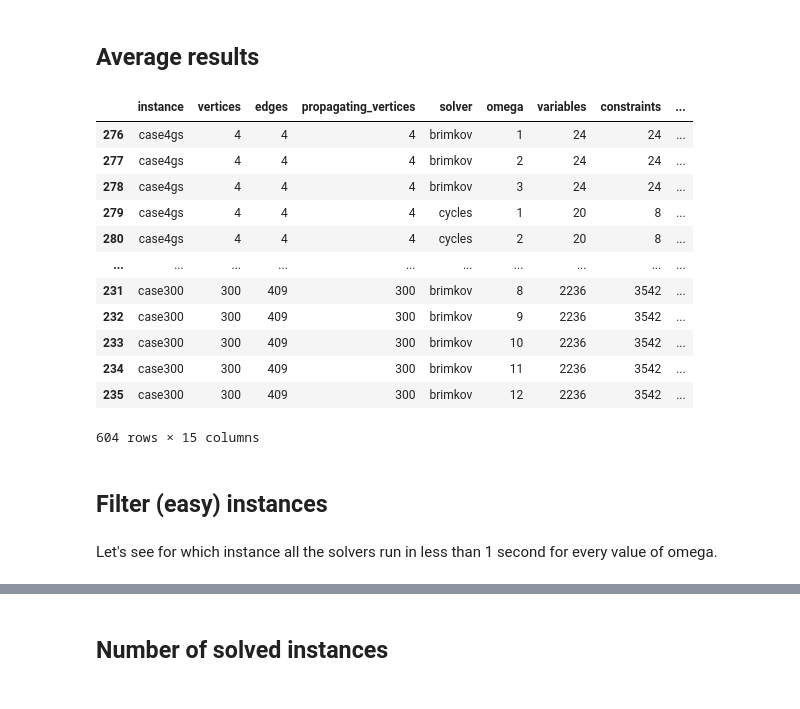
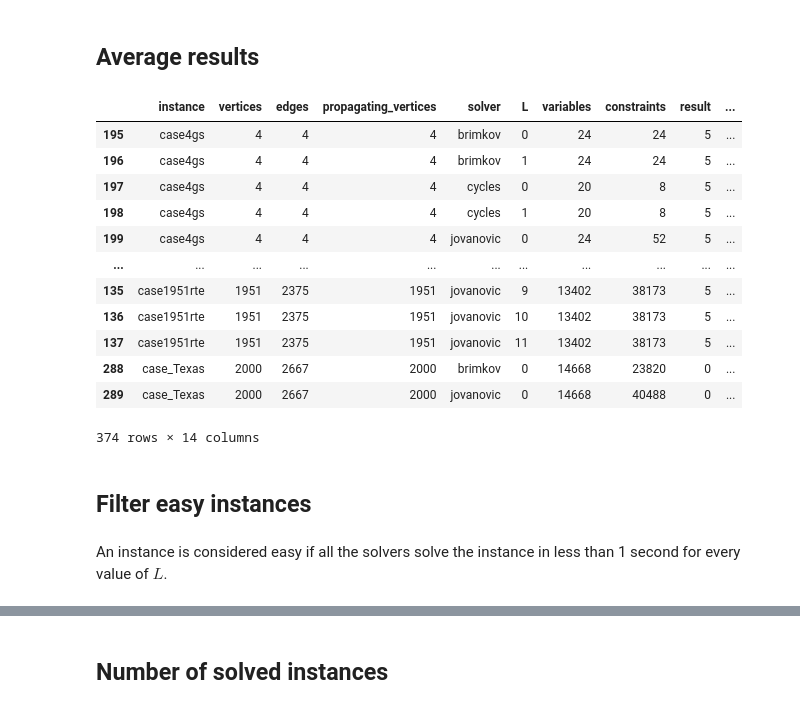
Before and after one commit to maurolucci/pds-lim, a Jupyter notebook: experiments/stats2.ipynb, the cells around one changed output, grey strips where cells are left out. Drawn from its saved outputs; the diff is of its cells as text; code cells hidden in the pictures.

```diff
--- a/experiments/stats2.ipynb
+++ b/experiments/stats2.ipynb
@@ -59,0 +27,26 @@ df
+# %%
+# Change column name "omega" to "L"
+df = df.rename(columns={"omega": "L"})
+
+# Rearrange L to start from 0
+df.L = df.L - 1
+
+# Handle instances where no solution was found
+df.loc[df.upper_bound == -1.0, "upper_bound"] = float("nan")
+df.loc[df.gap == 100.0, "gap"] = float("nan")
+
+# Handle instance with timeout
+df.loc[df.result == "Timeout", "t_solver"] = timeout
+
+# Clean instance names
+df.instance = df.instance.apply(lambda x: x.split("/")[-1])
+df.instance = df.instance.apply(lambda x: x.split(".")[0])
+
+# Transform microseconds to seconds
+timeout = int(900000000 / 1000000)
+df.t_solver = df.t_solver / 1000000
+df.t_callback = df.t_callback / 1000000
+
+# Sort values
+df = df.sort_values(["vertices", "solver", "L", "run"], ignore_index=True)
+df
@@ -104,0 +116,4 @@ Checked :)
+# %%
+df4 = df.sort_values(["vertices", "instance", "opt_val", "L"], ignore_index=True).groupby("instance").head(1)
+L_star = dict(zip(df4.instance, df4.L))
+print(L_star)
@@ -104,0 +124,4 @@ Checked :)
+# %%
+df["L_star"] = df["instance"].apply(lambda x: L_star[x])
+df = df[df.L <= df.L_star]
+df
@@ -107,48 +144,48 @@ Checked :)
 # %%
 def count_opt(serie):
     return serie[serie == "Optimal"].count()
 
 def gap_all(serie):
     return serie.mean()
 
 def gap_feas(serie):
     return serie[serie > 0].mean()
 
 def time_all(serie):
     return serie.mean()
 
 def time_opt(serie):
     return serie[serie < timeout].mean()
 
 df2 = df.groupby(["instance","vertices","edges","propagating_vertices","solver",
-                  "omega","variables","constraints","instance_omega"], as_index=False).agg(
+                  "L","variables","constraints"], as_index=False).agg(
     result = ("result", count_opt),
     gap_all = ("gap", gap_all),
     gap_feas = ("gap", gap_feas),
     time_all = ("t_solver", time_all),
     time_opt = ("t_solver", time_opt),
     upper_bound = ("upper_bound", "mean")
 )
-df2 = df2.sort_values(["vertices", "instance", "solver", "omega"])
+df2 = df2.sort_values(["vertices", "instance", "solver", "L"])
 df2
 # %% [output]
-|  | instance | vertices | edges | propagating_vertices | solver | omega | variables | constraints | ... |
-| 276 | case4gs | 4 | 4 | 4 | brimkov | 1 | 24 | 24 | ... |
-| 277 | case4gs | 4 | 4 | 4 | brimkov | 2 | 24 | 24 | ... |
-| 278 | case4gs | 4 | 4 | 4 | brimkov | 3 | 24 | 24 | ... |
-| 279 | case4gs | 4 | 4 | 4 | cycles | 1 | 20 | 8 | ... |
-| 280 | case4gs | 4 | 4 | 4 | cycles | 2 | 20 | 8 | ... |
-| ... | ... | ... | ... | ... | ... | ... | ... | ... | ... |
-| 231 | case300 | 300 | 409 | 300 | brimkov | 8 | 2236 | 3542 | ... |
-| 232 | case300 | 300 | 409 | 300 | brimkov | 9 | 2236 | 3542 | ... |
-| 233 | case300 | 300 | 409 | 300 | brimkov | 10 | 2236 | 3542 | ... |
-| 234 | case300 | 300 | 409 | 300 | brimkov | 11 | 2236 | 3542 | ... |
-| 235 | case300 | 300 | 409 | 300 | brimkov | 12 | 2236 | 3542 | ... |
+|  | instance | vertices | edges | propagating_vertices | solver | L | variables | constraints | result | ... |
+| 195 | case4gs | 4 | 4 | 4 | brimkov | 0 | 24 | 24 | 5 | ... |
+| 196 | case4gs | 4 | 4 | 4 | brimkov | 1 | 24 | 24 | 5 | ... |
+| 197 | case4gs | 4 | 4 | 4 | cycles | 0 | 20 | 8 | 5 | ... |
+| 198 | case4gs | 4 | 4 | 4 | cycles | 1 | 20 | 8 | 5 | ... |
+| 199 | case4gs | 4 | 4 | 4 | jovanovic | 0 | 24 | 52 | 5 | ... |
+| ... | ... | ... | ... | ... | ... | ... | ... | ... | ... | ... |
+| 135 | case1951rte | 1951 | 2375 | 1951 | jovanovic | 9 | 13402 | 38173 | 5 | ... |
+| 136 | case1951rte | 1951 | 2375 | 1951 | jovanovic | 10 | 13402 | 38173 | 5 | ... |
+| 137 | case1951rte | 1951 | 2375 | 1951 | jovanovic | 11 | 13402 | 38173 | 5 | ... |
+| 288 | case_Texas | 2000 | 2667 | 2000 | brimkov | 0 | 14668 | 23820 | 0 | ... |
+| 289 | case_Texas | 2000 | 2667 | 2000 | jovanovic | 0 | 14668 | 40488 | 0 | ... |
-604 rows × 15 columns
+374 rows × 14 columns
 # %% [markdown]
-## Filter (easy) instances
+## Filter easy instances
 # %% [markdown]
-Let's see for which instance all the solvers run in less than 1 second for every value of omega.
+An instance is considered easy if all the solvers solve the instance in less than 1 second for every value of $L$.
 # %%
 easy_time = 1
 df3 = df2.groupby(["instance", "vertices"], as_index=False).agg(max_time_all = ("time_all", "max"))
```
Also changed, not shown: parts of 34 cells of this notebook, 1 other file.
